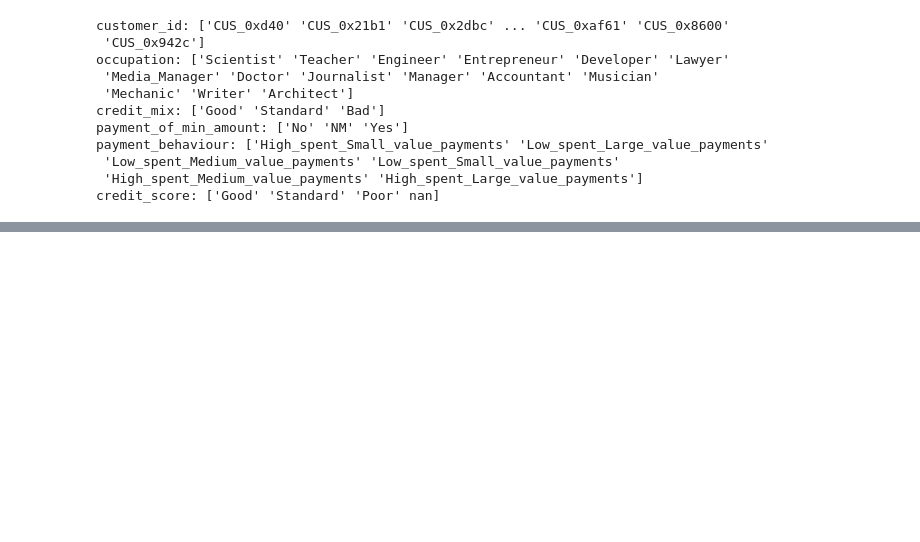
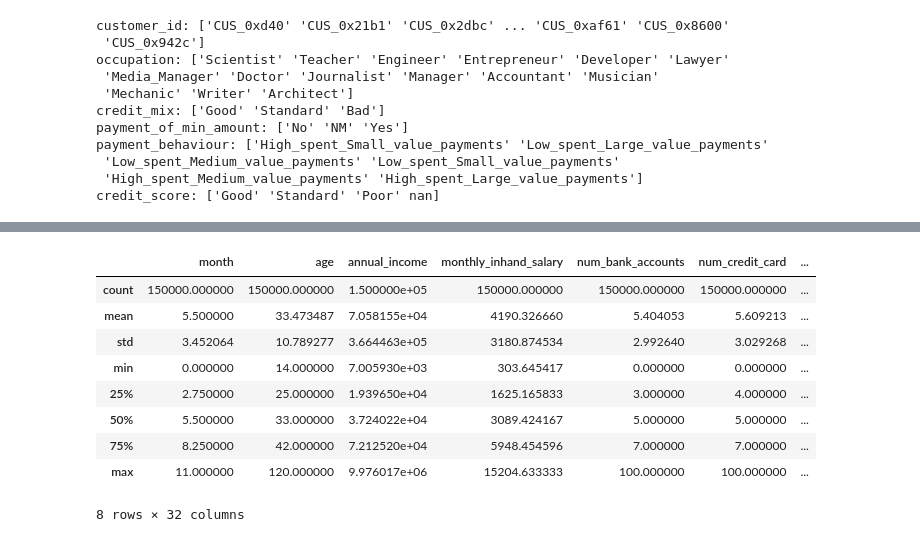
Before and after one commit to caozeze/AML_Finance, a Jupyter notebook: eda.ipynb, the cells around one changed output, grey strips where cells are left out. Drawn from its saved outputs; the diff is of its cells as text; code cells hidden in the pictures; blank space fills up the shorter version.

Commit message:
Data Cleaning Finished v4

```diff
--- a/eda.ipynb
+++ b/eda.ipynb
@@ -706,11 +808,22 @@ def torch_ae_imputation(data, features_to_impute, epochs=200, batch_size=256):
     imp = SimpleImputer(strategy='median')
     temp_df = pd.DataFrame(imp.fit_transform(temp_df), columns=related_features)
     # Convert to PyTorch tensors
+    device = torch.device("cuda" if torch.cuda.is_available() else "cpu")
+
+    # Convert to Pytorch Tensors
+    continuous_columns = ['age', 'annual_income', 'monthly_inhand_salary',
+       'num_bank_accounts', 'num_credit_card', 'interest_rate', 'num_of_loan',
+       'delay_from_due_date', 'num_of_delayed_payment', 'changed_credit_limit',
+       'num_credit_inquiries', 'outstanding_debt', 'credit_utilization_ratio',
+       'total_emi_per_month', 'amount_invested_monthly', 'monthly_balance',
+       'credit_history_age_in_month']
+    # Standard only Continuous Columns
     scaler = StandardScaler()
-    scaled_data = scaler.fit_transform(temp_df)
-    # Convert to PyTorch tensors
-    device = torch.device("cuda" if torch.cuda.is_available() else "cpu")
-    tensor_data = torch.FloatTensor(scaled_data).to(device)
+    scaled_cont_df = pd.DataFrame(scaler.fit_transform(temp_df[continuous_columns]),
+                                columns=continuous_columns,
+                                index=temp_df.index)
+    temp_df[continuous_columns] = scaled_cont_df
+    tensor_data = torch.FloatTensor(temp_df.values).to(device)
     # Initialize model
     model = FinancialAutoencoder(input_dim=len(related_features)).to(device)
     criterion = nn.MSELoss()
@@ -760,12 +873,20 @@ def torch_ae_imputation(data, features_to_impute, epochs=200, batch_size=256):
     # Model Prediction
     with torch.no_grad():
         reconstructed = model(tensor_data).cpu().numpy()
-    reconstructed = scaler.inverse_transform(reconstructed)
+    reconstructed_df = pd.DataFrame(reconstructed, columns=related_features, index=temp_df.index)
+    reconstructed_df[continuous_columns] = scaler.inverse_transform(reconstructed_df[continuous_columns])
+
     # Replace missing values with the reconstructed values
     for i, feature in enumerate(related_features):
         if feature in features_to_impute:
-            mask = data[feature].isnull()
-            data.loc[mask, feature] = reconstructed[mask, i]
+            # mask = data[feature].isnull()
+            # data.loc[mask, feature] = reconstructed_df.loc[mask, feature]
+            missing_indices = data[data[feature].isnull()].index
+            # Make Sure the missing indices are existed
+            valid_indices = missing_indices.intersection(reconstructed_df.index)
+            # Replace them
+            if not valid_indices.empty:
+                data.loc[valid_indices, feature] = reconstructed_df.loc[valid_indices, feature]
     return data
 
 # Check GPU availability
@@ -778,5 +899,5 @@ np.random.seed(seed)
 
 # Use the function
 impute_features = ['credit_history_age_in_month']
-new_total_df = torch_ae_imputation(new_total_df, impute_features, epochs=150)
+new_imputed_total_df = torch_ae_imputation(new_total_df, impute_features, epochs=200)
 # %% [output]
@@ -785 +911,14 @@ Epoch 1 / 150, Loss: 0.45090880166141656
+# %%
+new_imputed_total_df.describe()
+# %% [output]
+|  | month | age | annual_income | monthly_inhand_salary | num_bank_accounts | num_credit_card | ... |
+| count | 150000.000000 | 150000.000000 | 1.500000e+05 | 150000.000000 | 150000.000000 | 150000.000000 | ... |
+| mean | 5.500000 | 33.473487 | 7.058155e+04 | 4190.326660 | 5.404053 | 5.609213 | ... |
+| std | 3.452064 | 10.789277 | 3.664463e+05 | 3180.874534 | 2.992640 | 3.029268 | ... |
+| min | 0.000000 | 14.000000 | 7.005930e+03 | 303.645417 | 0.000000 | 0.000000 | ... |
+| 25% | 2.750000 | 25.000000 | 1.939650e+04 | 1625.165833 | 3.000000 | 4.000000 | ... |
+| 50% | 5.500000 | 33.000000 | 3.724022e+04 | 3089.424167 | 5.000000 | 5.000000 | ... |
+| 75% | 8.250000 | 42.000000 | 7.212520e+04 | 5948.454596 | 7.000000 | 7.000000 | ... |
+| max | 11.000000 | 120.000000 | 9.976017e+06 | 15204.633333 | 100.000000 | 100.000000 | ... |
+8 rows × 32 columns
 # %%
```
Also changed, not shown: parts of 11 cells of this notebook, 7 other files.
